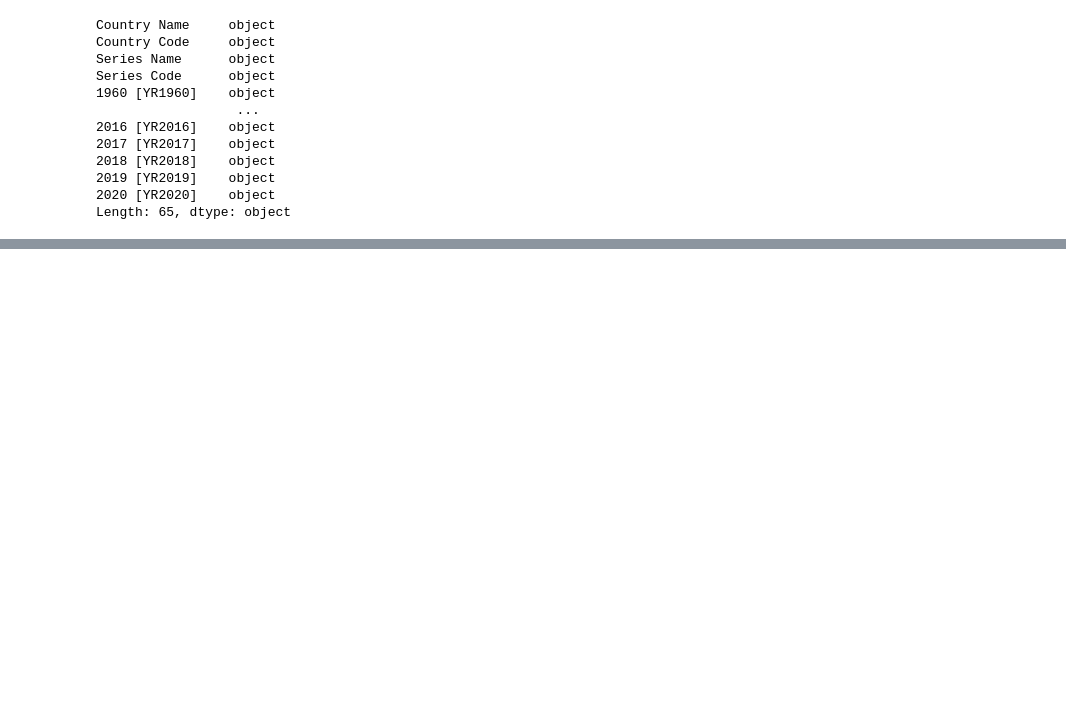
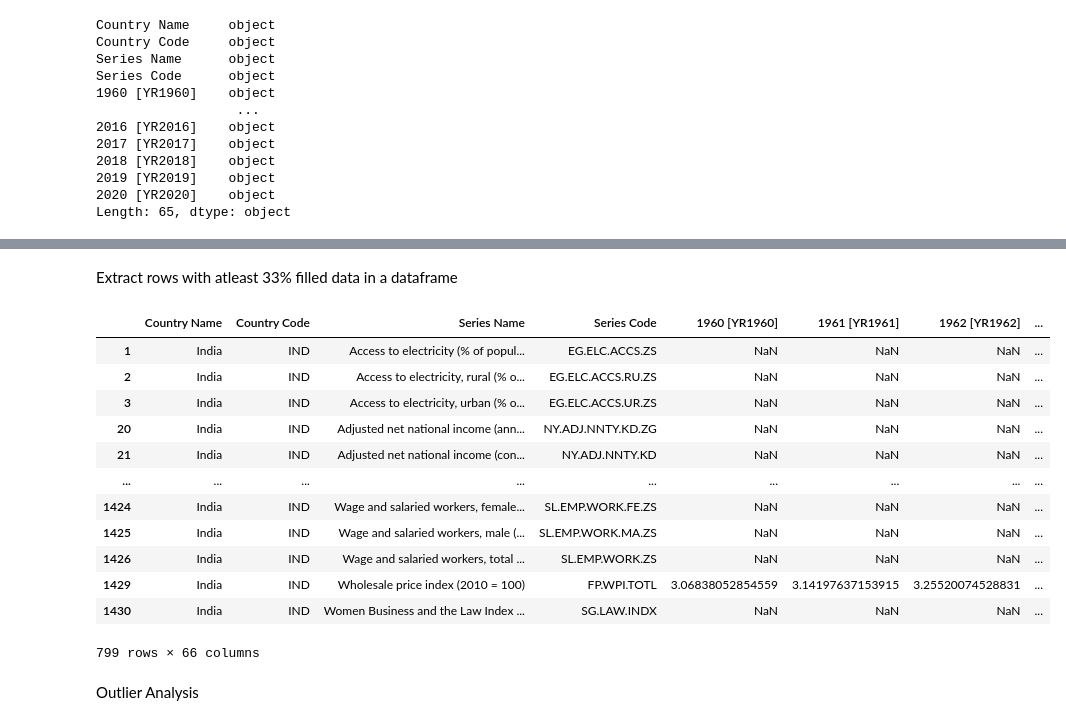
Before and after one commit to joshianirudh/DataAnalyticsProject, a Jupyter notebook: Overview.ipynb, the cells around one changed output, grey strips where cells are left out. Cells and saved outputs as stored; diff of their text form; code cells hidden in the pictures; blank space fills up the shorter version.

```diff
--- a/Overview.ipynb
+++ b/Overview.ipynb
@@ -68,6 +55,6 @@ df[df['Country Code']=='IND']
 # %%
-c = df.columns
-factors = df[df.columns[2]]
+c = orig_df.columns
+factors = orig_df[orig_df.columns[2]]
 factors.unique()[25]
 # %% [output]
 'Adjusted net national income per capita (current US$)'
@@ -94,5 +80,5 @@ Linear,Multiple,Lasso : Train on data from 1960-2010 predict for 2011-2020
 # %%
-years = c[4:65]
+years = c[4:]
 years
 # %% [output]
 Index(['1960 [YR1960]', '1961 [YR1961]', '1962 [YR1962]', '1963 [YR1963]',
@@ -138,0 +155,24 @@ for i in indicators:
+# %% [markdown]
+Extract rows with atleast 33% filled data in a dataframe
+# %%
+num_of_year_cols = len(years)
+totalNones=new_df.iloc[:,4:].isnull().sum(axis=1)
+new_df["Total_Null_Values"]=totalNones
+new_df=new_df[new_df["Total_Null_Values"]<(2/3)*num_of_year_cols]
+new_df
+# %% [output]
+|  | Country Name | Country Code | Series Name | Series Code | 1960 [YR1960] | 1961 [YR1961] | 1962 [YR1962] | ... |
+| 1 | India | IND | Access to electricity (% of popul... | EG.ELC.ACCS.ZS | NaN | NaN | NaN | ... |
+| 2 | India | IND | Access to electricity, rural (% o... | EG.ELC.ACCS.RU.ZS | NaN | NaN | NaN | ... |
+| 3 | India | IND | Access to electricity, urban (% o... | EG.ELC.ACCS.UR.ZS | NaN | NaN | NaN | ... |
+| 20 | India | IND | Adjusted net national income (ann... | NY.ADJ.NNTY.KD.ZG | NaN | NaN | NaN | ... |
+| 21 | India | IND | Adjusted net national income (con... | NY.ADJ.NNTY.KD | NaN | NaN | NaN | ... |
+| ... | ... | ... | ... | ... | ... | ... | ... | ... |
+| 1424 | India | IND | Wage and salaried workers, female... | SL.EMP.WORK.FE.ZS | NaN | NaN | NaN | ... |
+| 1425 | India | IND | Wage and salaried workers, male (... | SL.EMP.WORK.MA.ZS | NaN | NaN | NaN | ... |
+| 1426 | India | IND | Wage and salaried workers, total ... | SL.EMP.WORK.ZS | NaN | NaN | NaN | ... |
+| 1429 | India | IND | Wholesale price index (2010 = 100) | FP.WPI.TOTL | 3.06838052854559 | 3.14197637153915 | 3.25520074528831 | ... |
+| 1430 | India | IND | Women Business and the Law Index ... | SG.LAW.INDX | NaN | NaN | NaN | ... |
+799 rows × 66 columns
+# %% [markdown]
+Outlier Analysis
```
Also changed, not shown: parts of 19 cells of this notebook.
